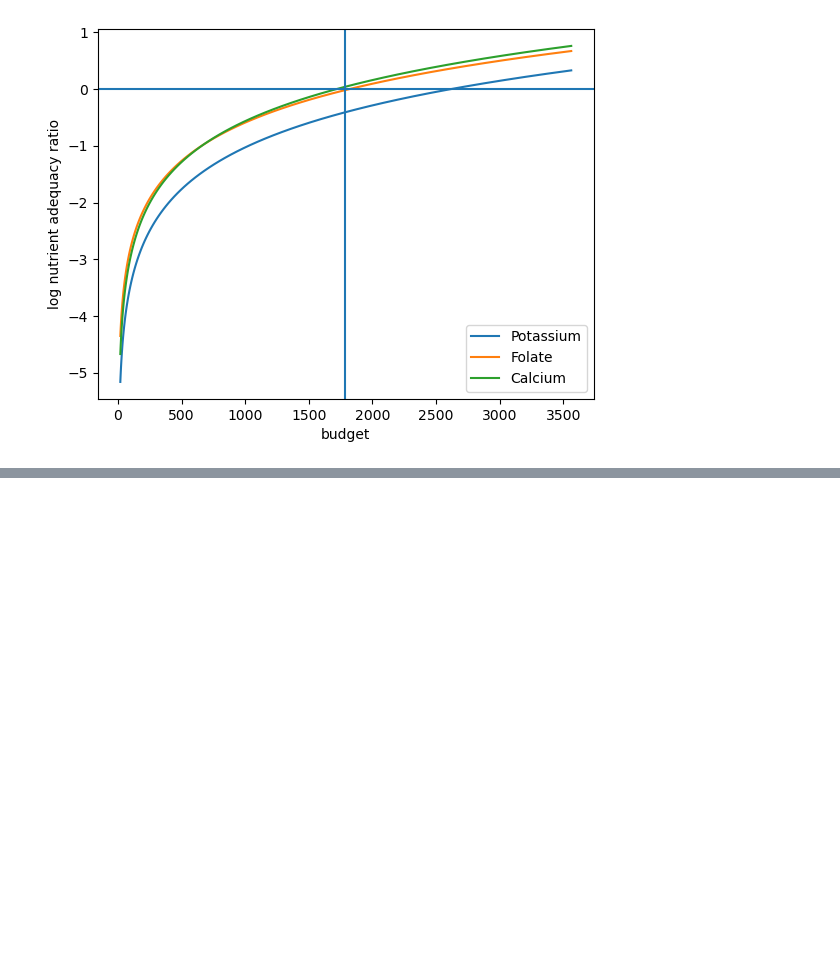
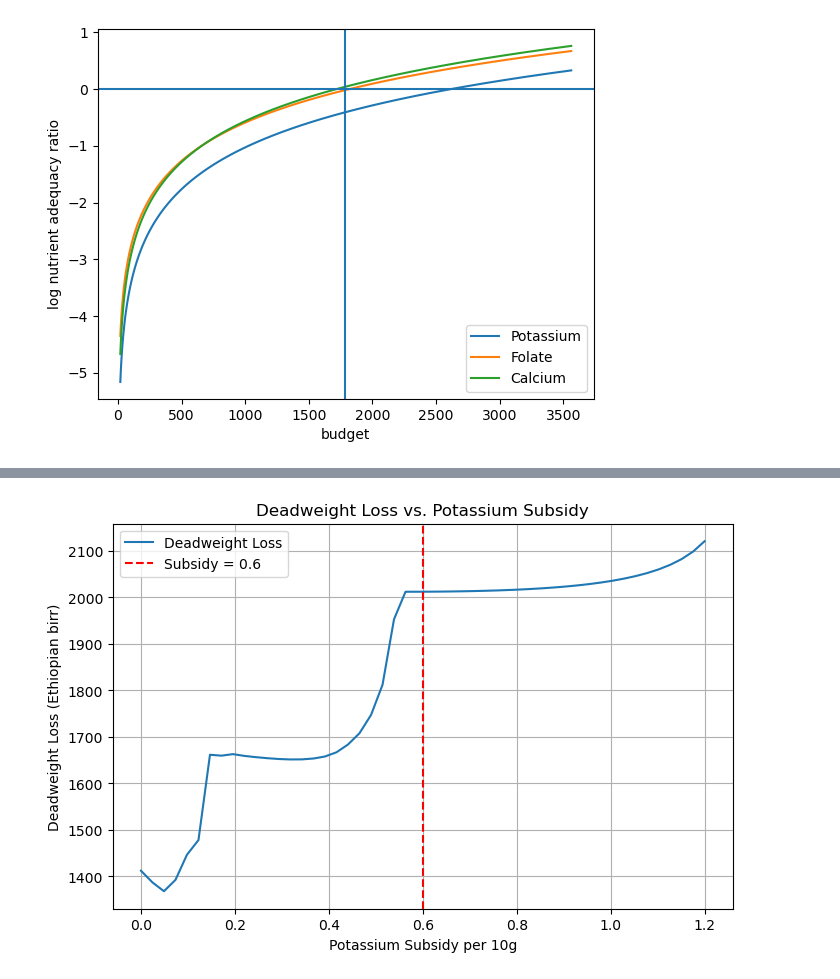
Before and after one commit to lauremariho/proj4_LutherBurbank, a Jupyter notebook: ethiopia_code.ipynb, the cells around one changed output, grey strips where cells are left out. Saved outputs shown, nothing was run; the diff lists cells and outputs as text; code cells hidden in the pictures; blank space fills up the shorter version.

```diff
--- a/ethiopia_code.ipynb
+++ b/ethiopia_code.ipynb
@@ -980,0 +1076,30 @@ plt.axvline(xref)
+# %%
+subsidy_rates = np.linspace(0, 1.2, 50)  # From 0 to 1.2 Ethiopian birr per 10g potassium
+dwl_list = []
+
+for s in subsidy_rates:
+    # Apply subsidy
+    p_subsidy = p.subtract((potassium / 10 * s), axis=0)
+    p_subsidy = np.maximum(p_subsidy, 1)  # Price floor
+
+    # Mean prices across regions, filtered
+    pbar_subsidy = p_subsidy.mean(axis=1)
+    pbar_subsidy = pbar_subsidy[result1.beta.index]
+    pbar_subsidy = pbar_subsidy.replace(np.nan, 1)
+
+    # Calculate deadweight loss
+    dwl = deadweight_loss(U0, pbar, pbar_subsidy)
+    dwl_list.append(dwl)
+
+# Plotting
+plt.figure(figsize=(8,5))
+plt.plot(subsidy_rates, dwl_list, label="Deadweight Loss")
+plt.axvline(0.6, color='r', linestyle='--', label='Subsidy = 0.6')
+plt.xlabel("Potassium Subsidy per 10g")
+plt.ylabel("Deadweight Loss (Ethiopian birr)")
+plt.title("Deadweight Loss vs. Potassium Subsidy")
+plt.legend()
+plt.grid(True)
+plt.show()
+# %% [output]
+[figure, added]
```
Also changed, not shown: parts of 12 cells of this notebook, 2 other files.
